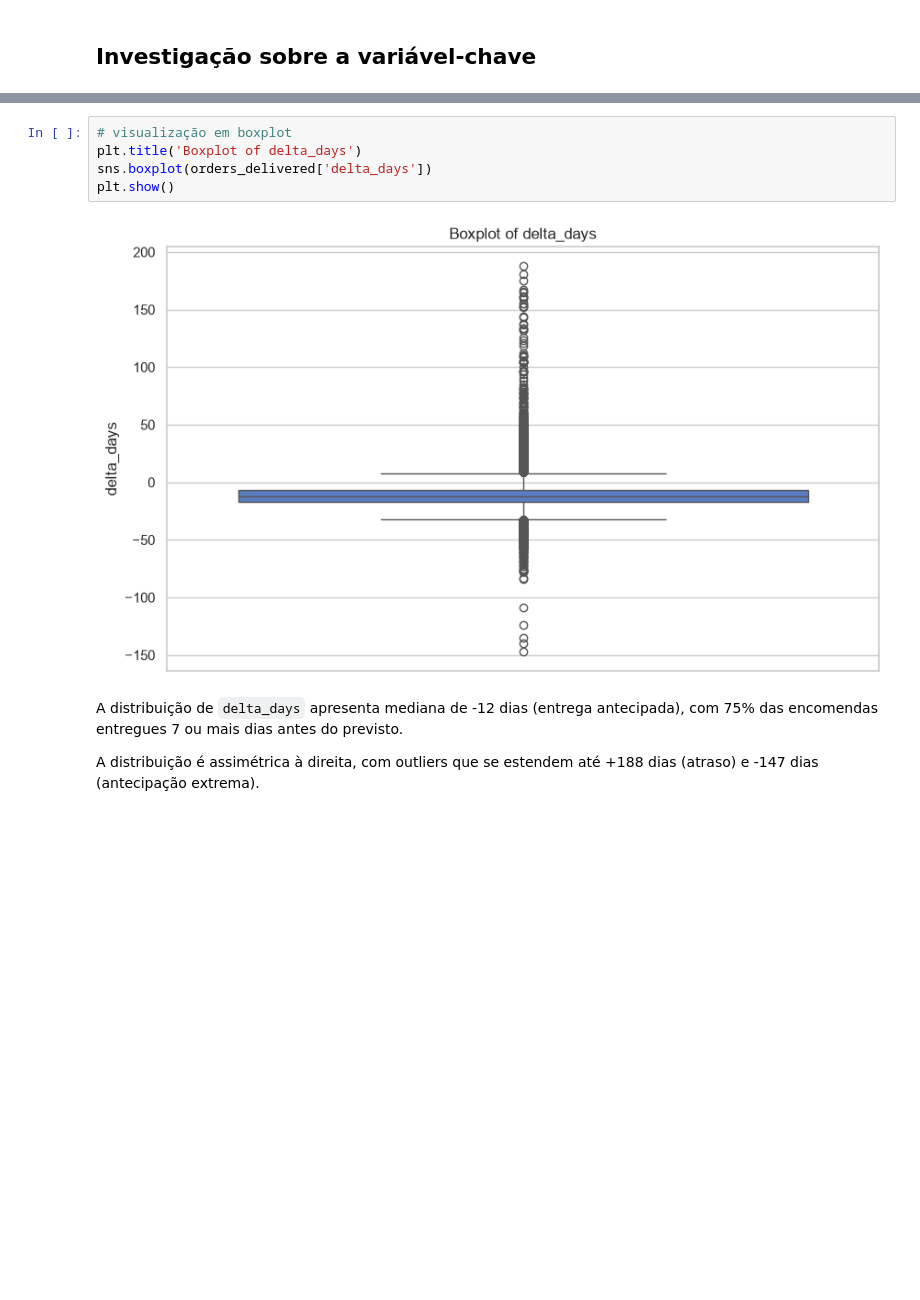
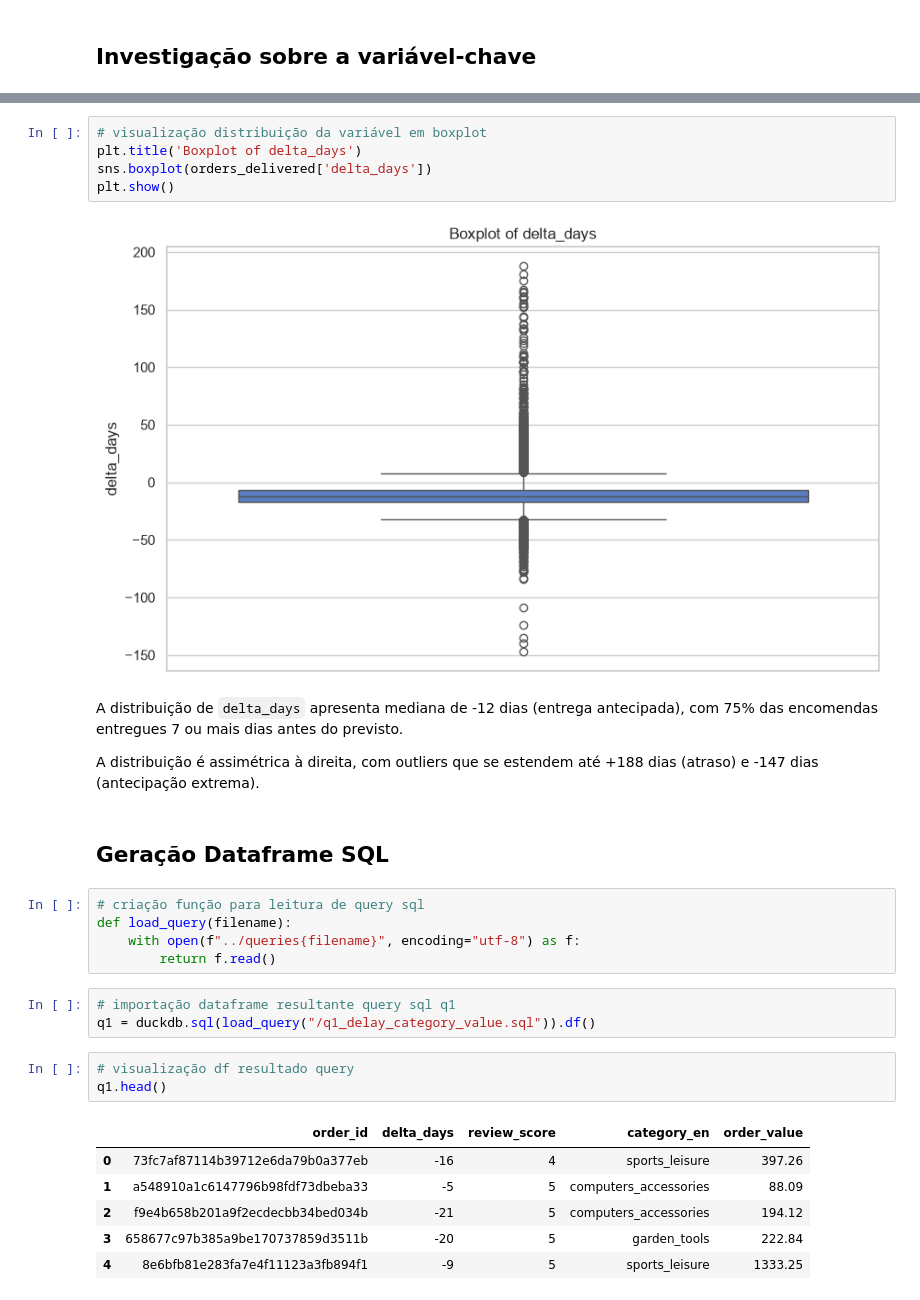
Before and after one commit to rodriguesbrian/olist_project, a Jupyter notebook: notebooks/analysis.ipynb, the cells around one changed output, grey strips where cells are left out. Cells and saved outputs as stored; diff of their text form; blank space fills up the shorter version.

```diff
--- a/notebooks/analysis.ipynb
+++ b/notebooks/analysis.ipynb
@@ -892,7 +893,7 @@ plt.show()
 # %% [output]
 [figure]
 # %%
-# visualização em boxplot
+# visualização distribuição da variável em boxplot
 plt.title('Boxplot of delta_days')
 sns.boxplot(orders_delivered['delta_days'])
 plt.show()
@@ -902,3 +903,23 @@ plt.show()
 A distribuição de `delta_days` apresenta mediana de -12 dias (entrega antecipada), com 75% das encomendas entregues 7 ou mais dias antes do previsto.
 
 A distribuição é assimétrica à direita, com outliers que se estendem até +188 dias (atraso) e -147 dias (antecipação extrema).
+# %% [markdown]
+## Geração Dataframe SQL
+# %%
+# criação função para leitura de query sql
+def load_query(filename):
+    with open(f"../queries{filename}", encoding="utf-8") as f:
+        return f.read()
+# %%
+# importação dataframe resultante query sql q1
+q1 = duckdb.sql(load_query("/q1_delay_category_value.sql")).df()
+# %%
+# visualização df resultado query
+q1.head()
+# %% [output]
+|  | order_id | delta_days | review_score | category_en | order_value |
+| 0 | 73fc7af87114b39712e6da79b0a377eb | -16 | 4 | sports_leisure | 397.26 |
+| 1 | a548910a1c6147796b98fdf73dbeba33 | -5 | 5 | computers_accessories | 88.09 |
+| 2 | f9e4b658b201a9f2ecdecbb34bed034b | -21 | 5 | computers_accessories | 194.12 |
+| 3 | 658677c97b385a9be170737859d3511b | -20 | 5 | garden_tools | 222.84 |
+| 4 | 8e6bfb81e283fa7e4f11123a3fb894f1 | -9 | 5 | sports_leisure | 1333.25 |
```
Also changed, not shown: parts of 3 cells of this notebook.
